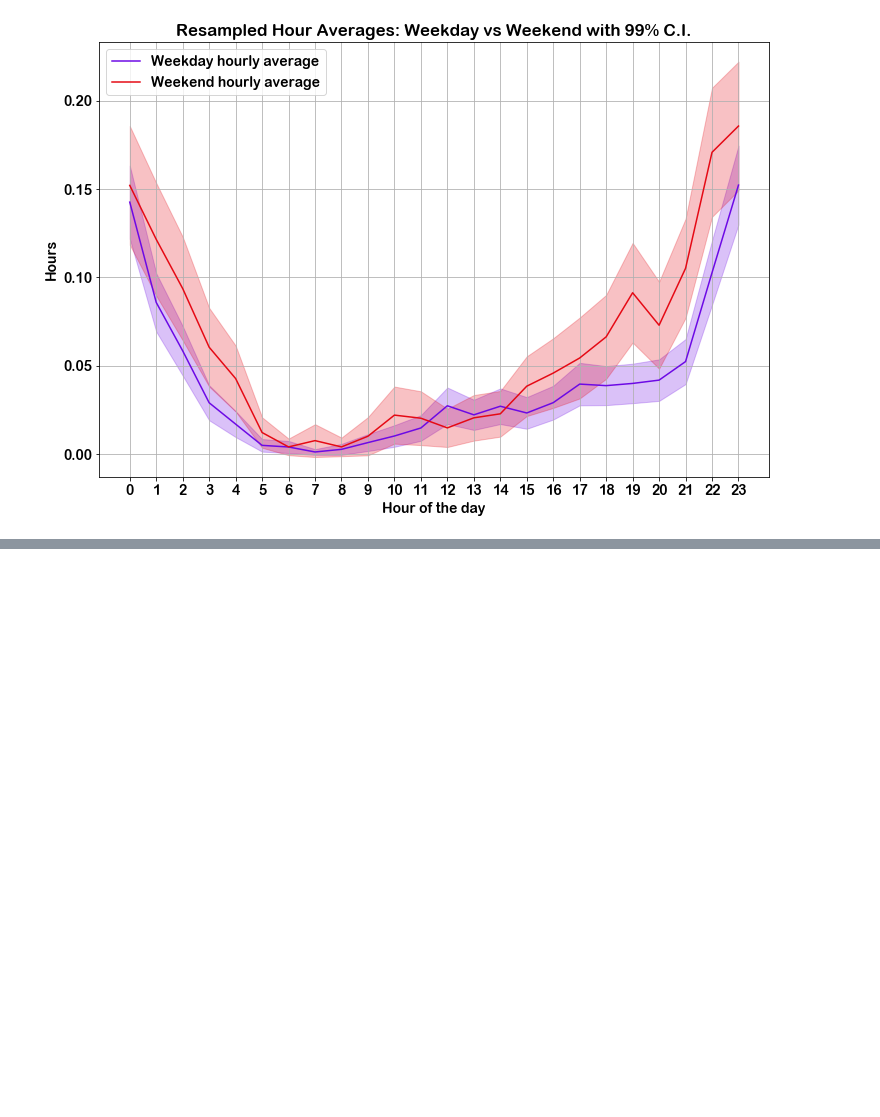
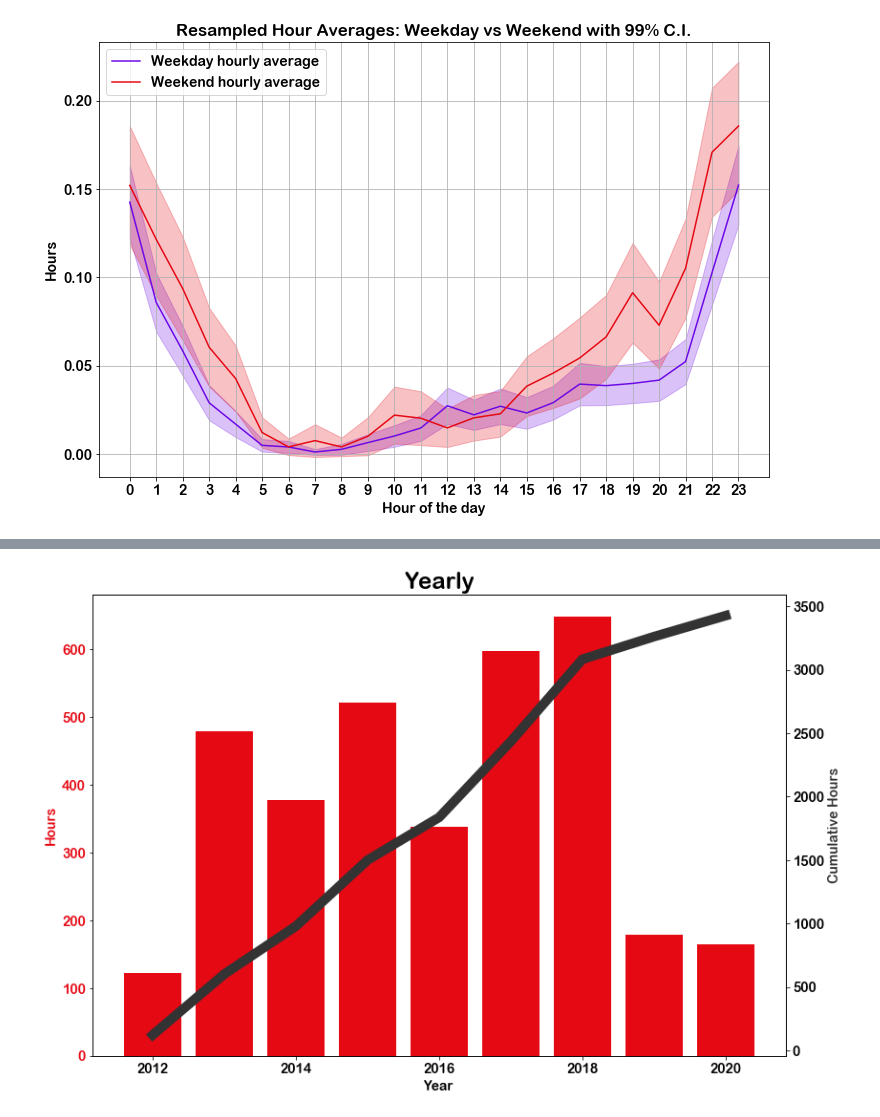
Before and after one commit to bradk54/Netflix, a Jupyter notebook: analysis.ipynb, the cells around one changed output, grey strips where cells are left out. Drawn from its saved outputs; the diff is of its cells as text; code cells hidden in the pictures; blank space fills up the shorter version.

```diff
--- a/analysis.ipynb
+++ b/analysis.ipynb
@@ -283,0 +308,22 @@ plt.scatter(viewing_activity_df['Hour'],viewing_activity_df['Duration_floating_h
+# %%
+#basic yearly hours
+yearly_hours_2 = viewing_activity_df.groupby(['Year']).sum().reset_index()
+yearly_hours_2['Cumulative'] = yearly_hours_2['Duration_floating_hours'].cumsum()
+
+fig, ax1 = plt.subplots(figsize=(12,8))
+year= ax1.bar(yearly_hours_2['Year'],yearly_hours_2['Duration_floating_hours'],color = Netflix_red,label='Hrs')
+
+ax1.set_ylabel('Hours',color=Netflix_red)
+ax1.tick_params(axis='y',labelcolor=Netflix_red)
+ax1.set_xlabel('Year')
+ax2 = ax1.twinx()
+
+cumulative = ax2.plot(yearly_hours_2['Year'],yearly_hours_2['Cumulative'],color=Netflix_black,label='Cumulative',linewidth=10)
+ax2.set_ylabel('Cumulative Hours',color=Netflix_black)
+
+plt.title('Yearly',fontsize=24)
+fig.tight_layout()
+plt.savefig('images/year_to_year.png',dpi=500,bbox_inches='tight')
+plt.show()
+# %% [output]
+[figure, added]
```
Also changed, not shown: parts of 20 cells of this notebook, 16 other files.
